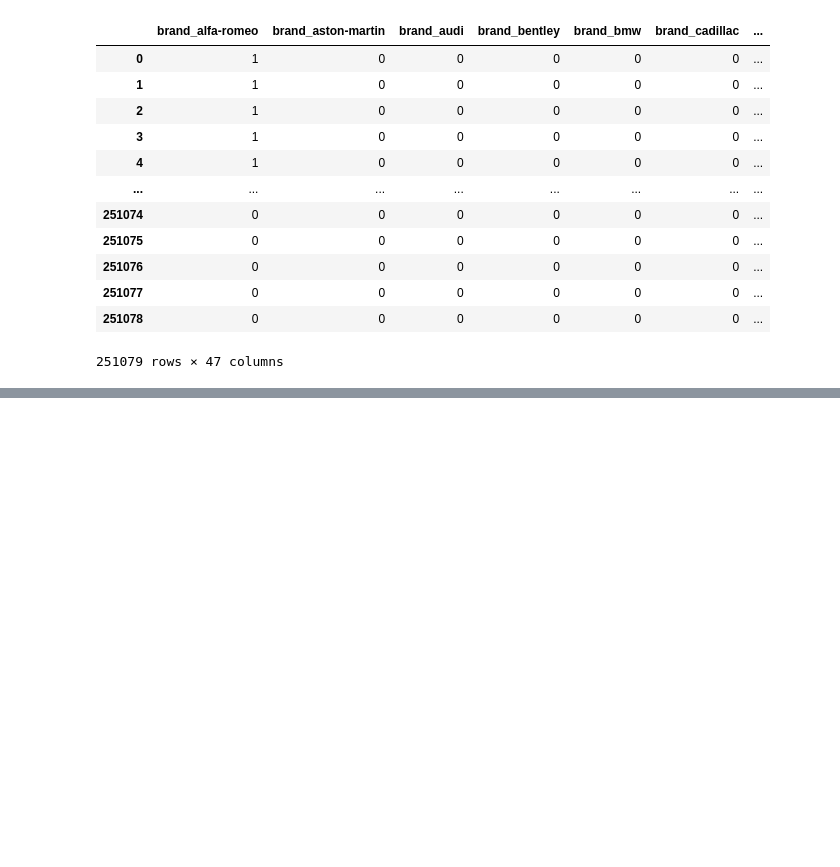
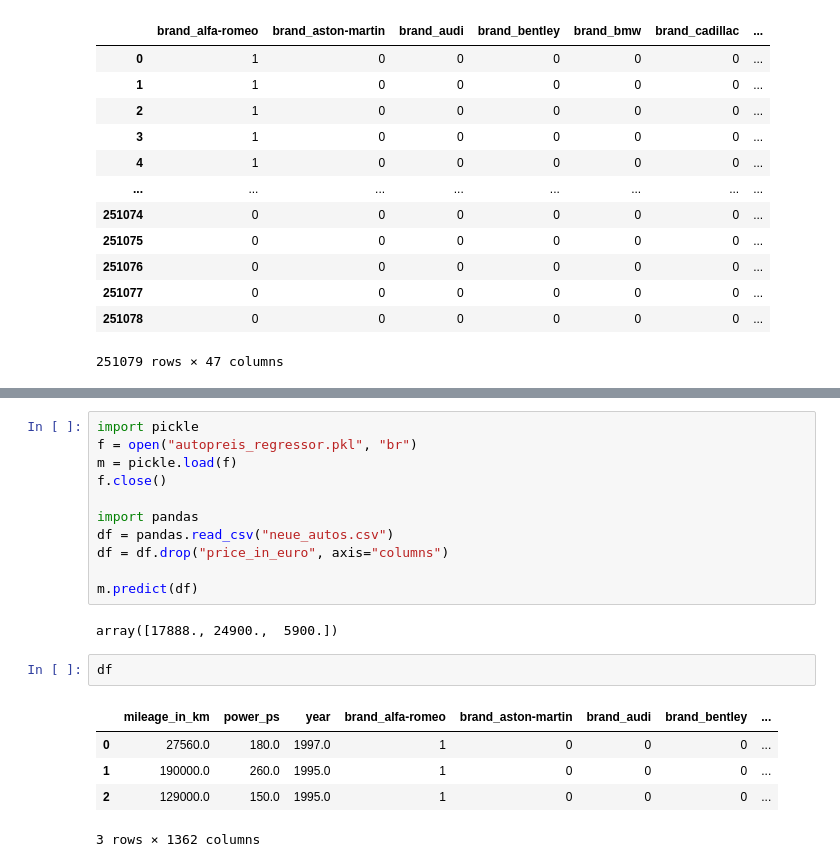
Before and after one commit to juebrauer/examples, a Jupyter notebook: 067_ws26_anwendungen_der_ki/03_ml_auf_realen_daten.ipynb, the cells around one changed output, grey strips where cells are left out. Drawn from its saved outputs; the diff is of its cells as text; blank space fills up the shorter version.

```diff
--- a/067_ws26_anwendungen_der_ki/03_ml_auf_realen_daten.ipynb
+++ b/067_ws26_anwendungen_der_ki/03_ml_auf_realen_daten.ipynb
@@ -753,0 +941,21 @@ pandas.get_dummies( df_raw[ ["brand" ] ], dtype=int )
+# %%
+import pickle
+f = open("autopreis_regressor.pkl", "br")
+m = pickle.load(f)
+f.close()
+
+import pandas
+df = pandas.read_csv("neue_autos.csv")
+df = df.drop("price_in_euro", axis="columns")
+
+m.predict(df)
+# %% [output]
+array([17888., 24900.,  5900.])
+# %%
+df
+# %% [output]
+|  | mileage_in_km | power_ps | year | brand_alfa-romeo | brand_aston-martin | brand_audi | brand_bentley | ... |
+| 0 | 27560.0 | 180.0 | 1997.0 | 1 | 0 | 0 | 0 | ... |
+| 1 | 190000.0 | 260.0 | 1995.0 | 1 | 0 | 0 | 0 | ... |
+| 2 | 129000.0 | 150.0 | 1995.0 | 1 | 0 | 0 | 0 | ... |
+3 rows × 1362 columns
```
Also changed, not shown: parts of 15 cells of this notebook, 1 other file.
